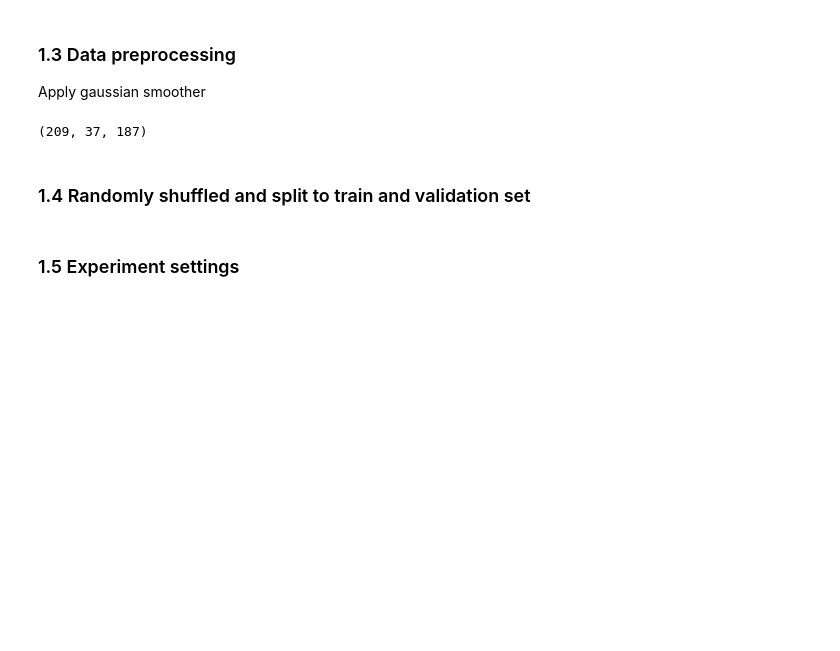
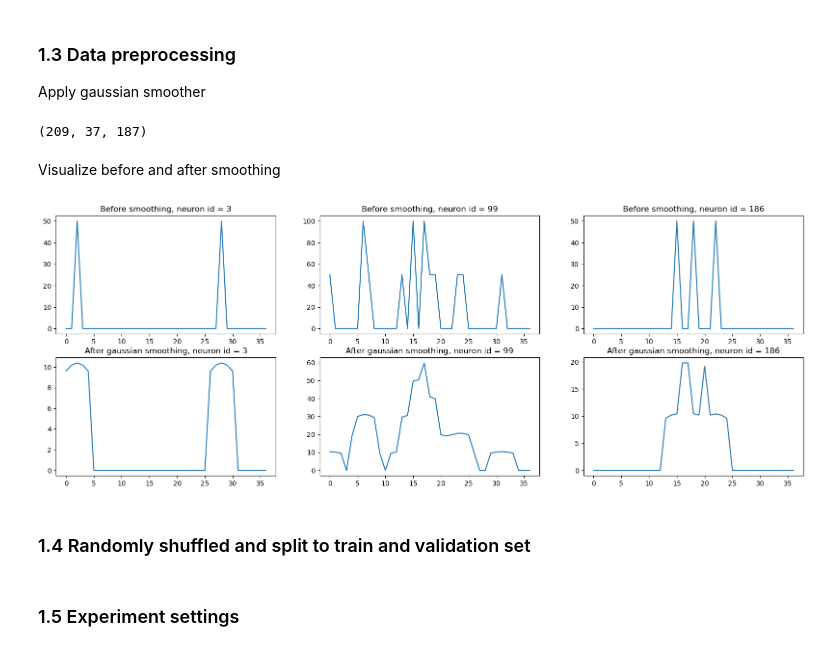
Before and after one commit to YueChen0628/ERDiff, a Jupyter notebook: ERDiff.ipynb, the cells around one changed output. Drawn from its saved outputs; the diff is of its cells as text; code cells hidden in the pictures; blank space fills up the shorter version.

Commit message:
add smoothing examples

```diff
--- a/ERDiff.ipynb
+++ b/ERDiff.ipynb
@@ -94,6 +94,22 @@ train_trial_spikes_smoothed = np.apply_along_axis(filt, 1, train_trial_spikes_ti
 train_trial_spikes_smoothed.shape
 # %% [output]
 (209, 37, 187)
+# %% [markdown]
+Visualize before and after smoothing
+# %%
+neuron_id_list = [3, 99, 186]
+plt.figure(figsize=(20, 7))
+for i in range(len(neuron_id_list)):
+    neuron_id = neuron_id_list[i]
+    ax1 = plt.subplot(2, len(neuron_id_list), i+1)
+    ax1.plot(train_trial_spikes_tide[0, :, neuron_id])
+    ax1.set_title("Before smoothing, neuron id = " + str(neuron_id))
+    ax2 = plt.subplot(2, len(neuron_id_list), i+len(neuron_id_list)+1)
+    ax2.plot(train_trial_spikes_smoothed[0, :, neuron_id])
+    ax2.set_title("After gaussian smoothing, neuron id = " + str(neuron_id))
+plt.show()
+# %% [output]
+[figure, added]
 # %% [markdown]
 ### 1.4 Randomly shuffled and split to train and validation set
 # %%
```
Also changed, not shown: parts of 1 cell of this notebook.
